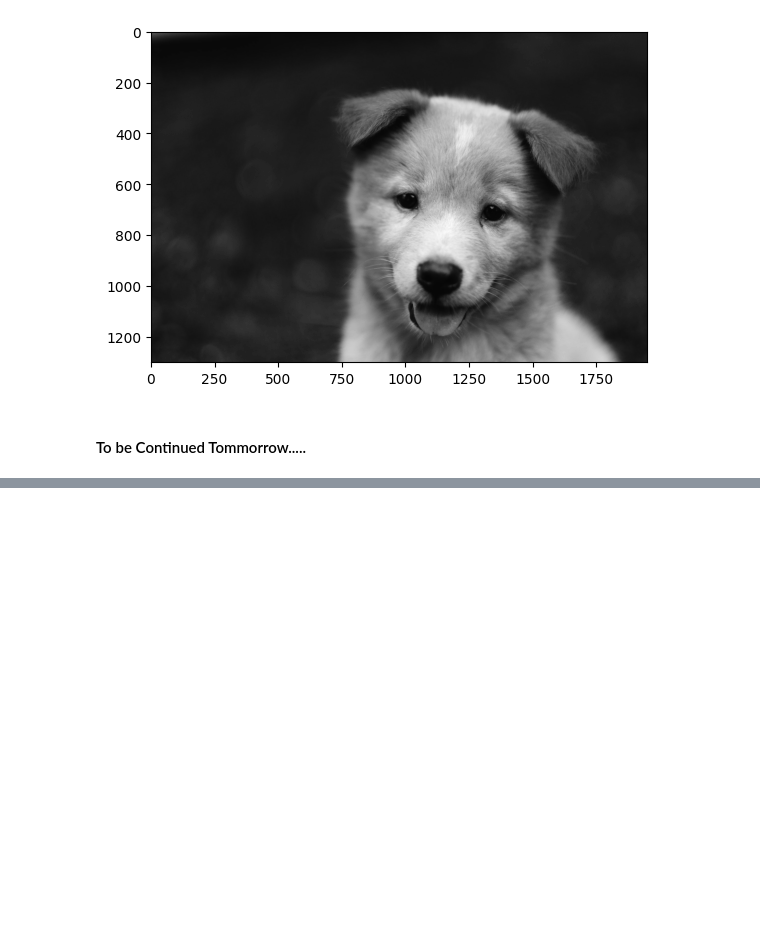
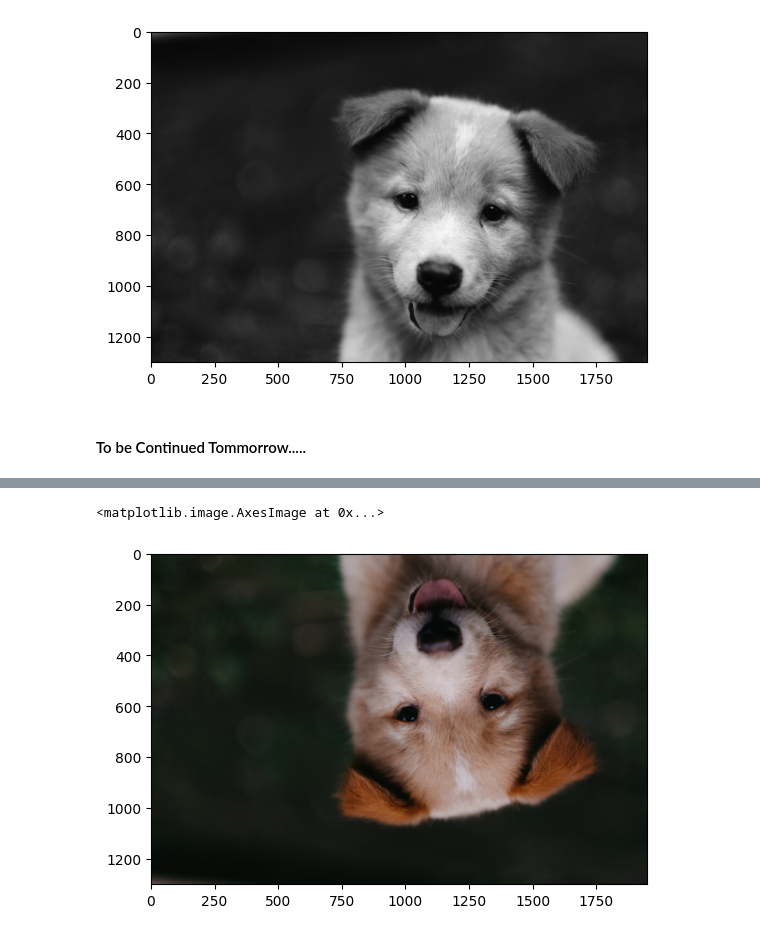
Before and after one commit to ankitmishralive/ComputerVision, a Jupyter notebook: OpenCVBasics/opendisp.ipynb, the cells around one changed output, grey strips where cells are left out. Cells and saved outputs as stored; diff of their text form; code cells hidden in the pictures; blank space fills up the shorter version.

```diff
--- a/OpenCVBasics/opendisp.ipynb
+++ b/OpenCVBasics/opendisp.ipynb
@@ -64,0 +115,7 @@ plt.imshow(gray_img,cmap='gray')
+# %%
+flipper=cv2.flip(fix_img,0)
+# %%
+plt.imshow(flipper)
+# %% [output]
+<matplotlib.image.AxesImage at 0x...>
+[figure, added]
```
Also changed, not shown: parts of 15 cells of this notebook, 10 other files.
